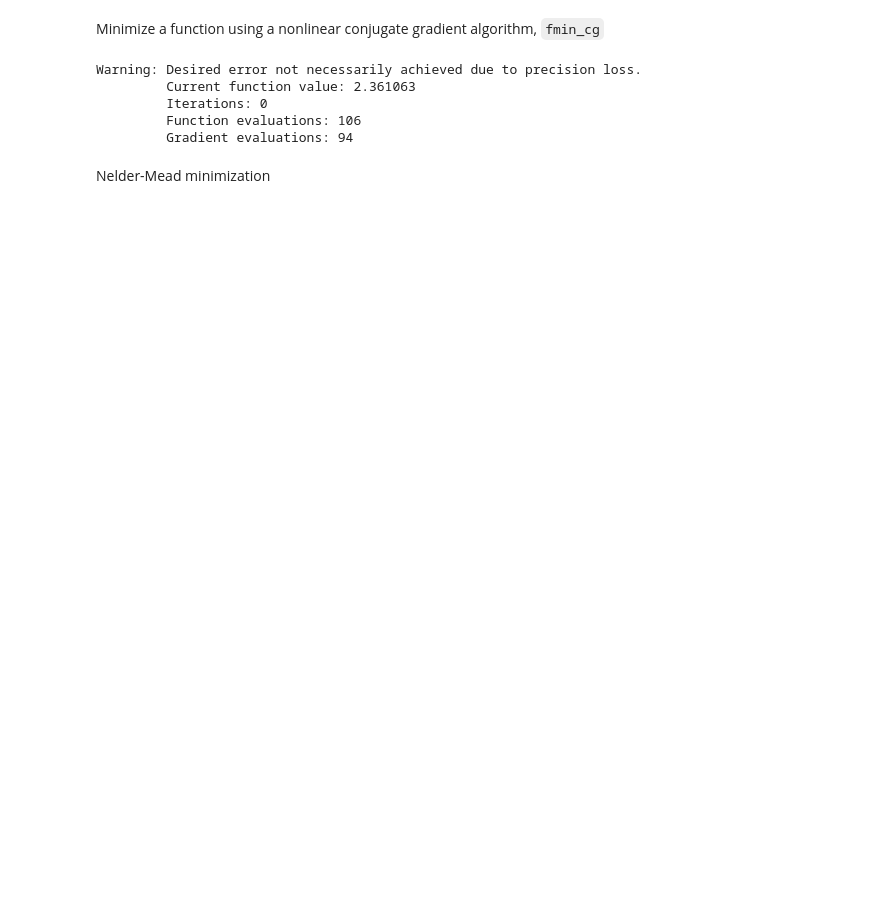
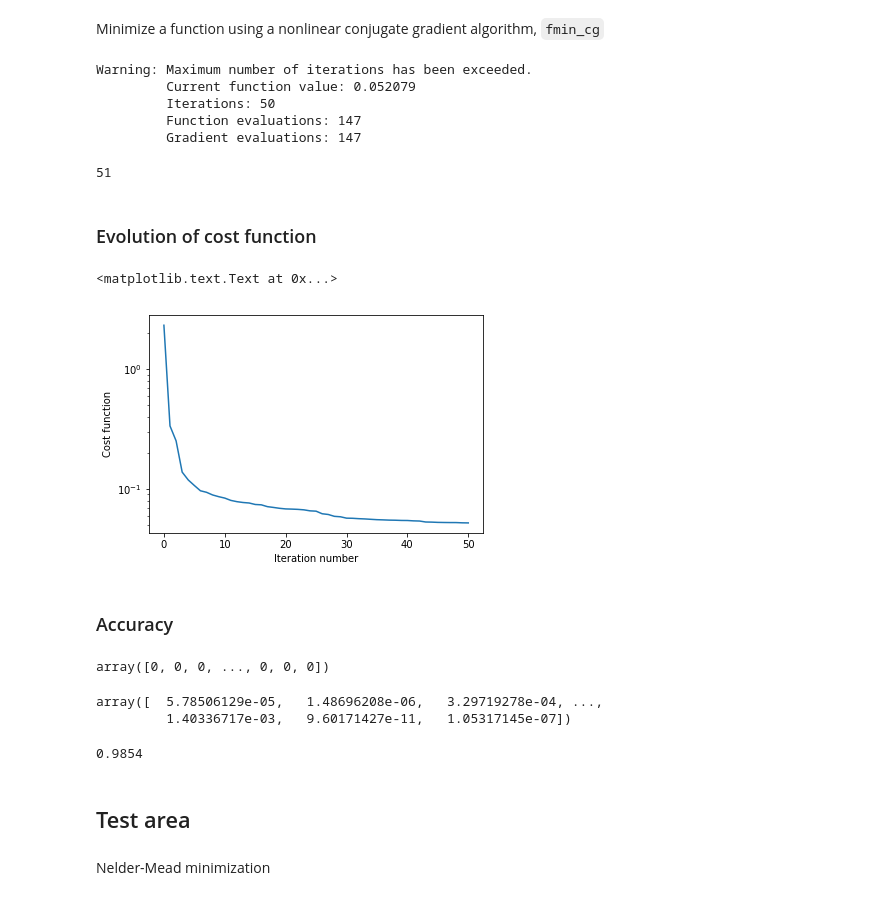
Before and after one commit to denglert/machine-learning-sandbox, a Jupyter notebook: courses/Coursera_Machine_Learning/Week_4_Neural_Networks/exercise/Multi_class_logistic_regression.ipynb, the cells around one changed output. Saved outputs shown, nothing was run; the diff lists cells and outputs as text; code cells hidden in the pictures; blank space fills up the shorter version.

```diff
--- a/courses/Coursera_Machine_Learning/Week_4_Neural_Networks/exercise/Multi_class_logistic_regression.ipynb
+++ b/courses/Coursera_Machine_Learning/Week_4_Neural_Networks/exercise/Multi_class_logistic_regression.ipynb
@@ -242,8 +353,8 @@ lam = 0
 # %%
-theta_opt = optimize.fmin_cg(f=cost_function, fprime=gradient, x0=theta0, args=(X, y, lam))
+theta_opt, theta_iters = optimize.fmin_cg(f=cost_function, fprime=gradient, x0=theta0, args=(X, y, lam), maxiter=50, retall=True)
 # %% [output]
-Warning: Desired error not necessarily achieved due to precision loss.
-         Current function value: 2.361063
-         Iterations: 0
-         Function evaluations: 106
-         Gradient evaluations: 94
+Warning: Maximum number of iterations has been exceeded.
+         Current function value: 0.052079
+         Iterations: 50
+         Function evaluations: 147
+         Gradient evaluations: 147
@@ -250,3 +363,37 @@ Warning: Desired error not necessarily achieved due to precision loss.
+# %%
+len(f_opt)
+# %% [output]
+51
+# %% [markdown]
+### Evolution of cost function
+# %%
+costs = [cost_function(theta, X, y, lam) for theta in theta_iters]
+# %%
+f,a = plt.subplots()
+a.plot(costs)
+a.set_yscale('log')
+a.set_xlabel('Iteration number')
+a.set_ylabel('Cost function')
+# %% [output]
+<matplotlib.text.Text at 0x...>
+[figure, added]
+# %% [markdown]
+### Accuracy
+# %%
+y
+# %% [output]
+array([0, 0, 0, ..., 0, 0, 0])
+# %%
+y_predicted
+# %% [output]
+array([  5.78506129e-05,   1.48696208e-06,   3.29719278e-04, ...,
+         1.40336717e-03,   9.60171427e-11,   1.05317145e-07])
+# %%
+accuracy(y, y_predicted)
+# %% [output]
+0.9854
+# %% [markdown]
+## Test area
 # %% [markdown]
 Nelder-Mead minimization
 # %%
```
Also changed, not shown: parts of 63 cells of this notebook.
